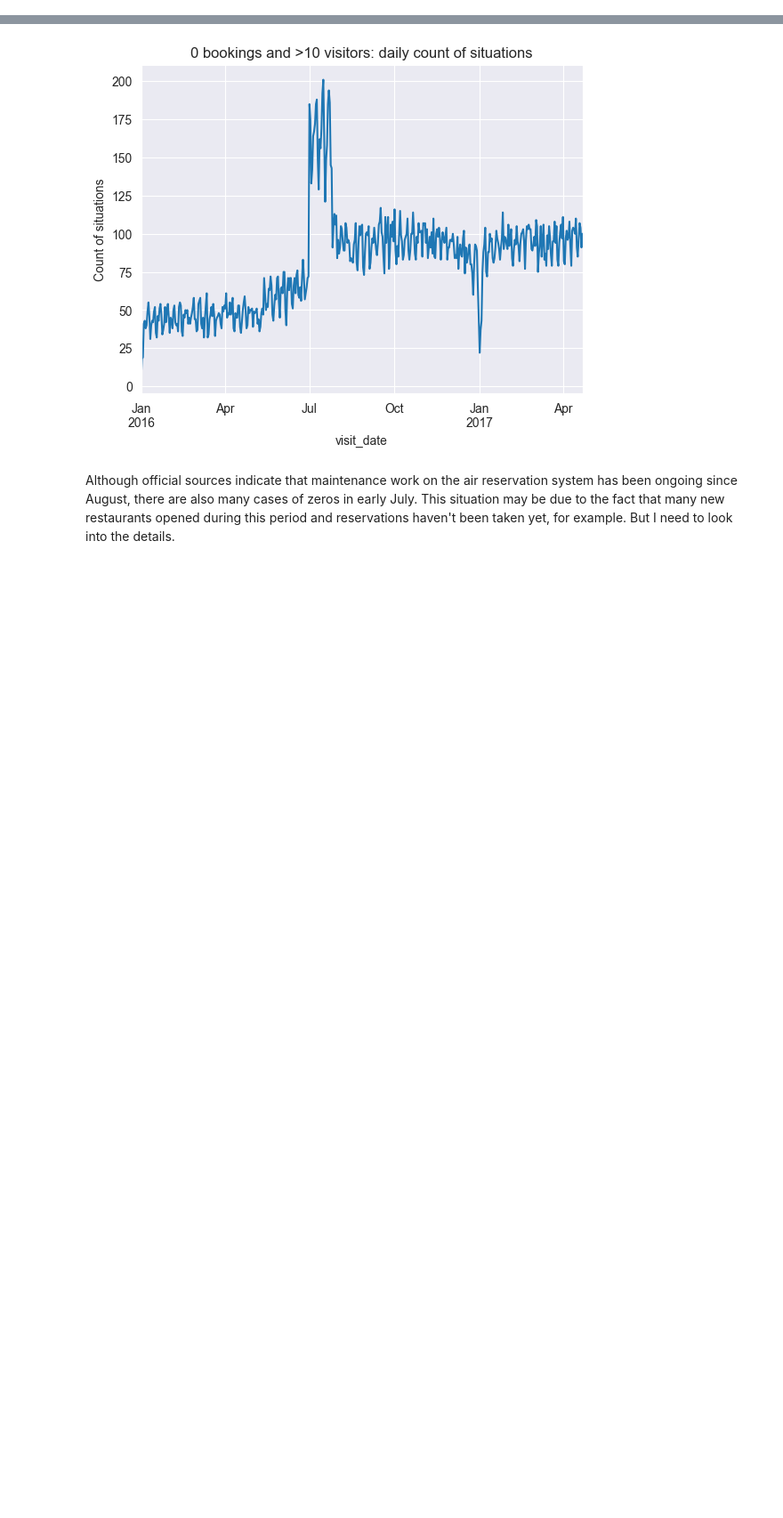
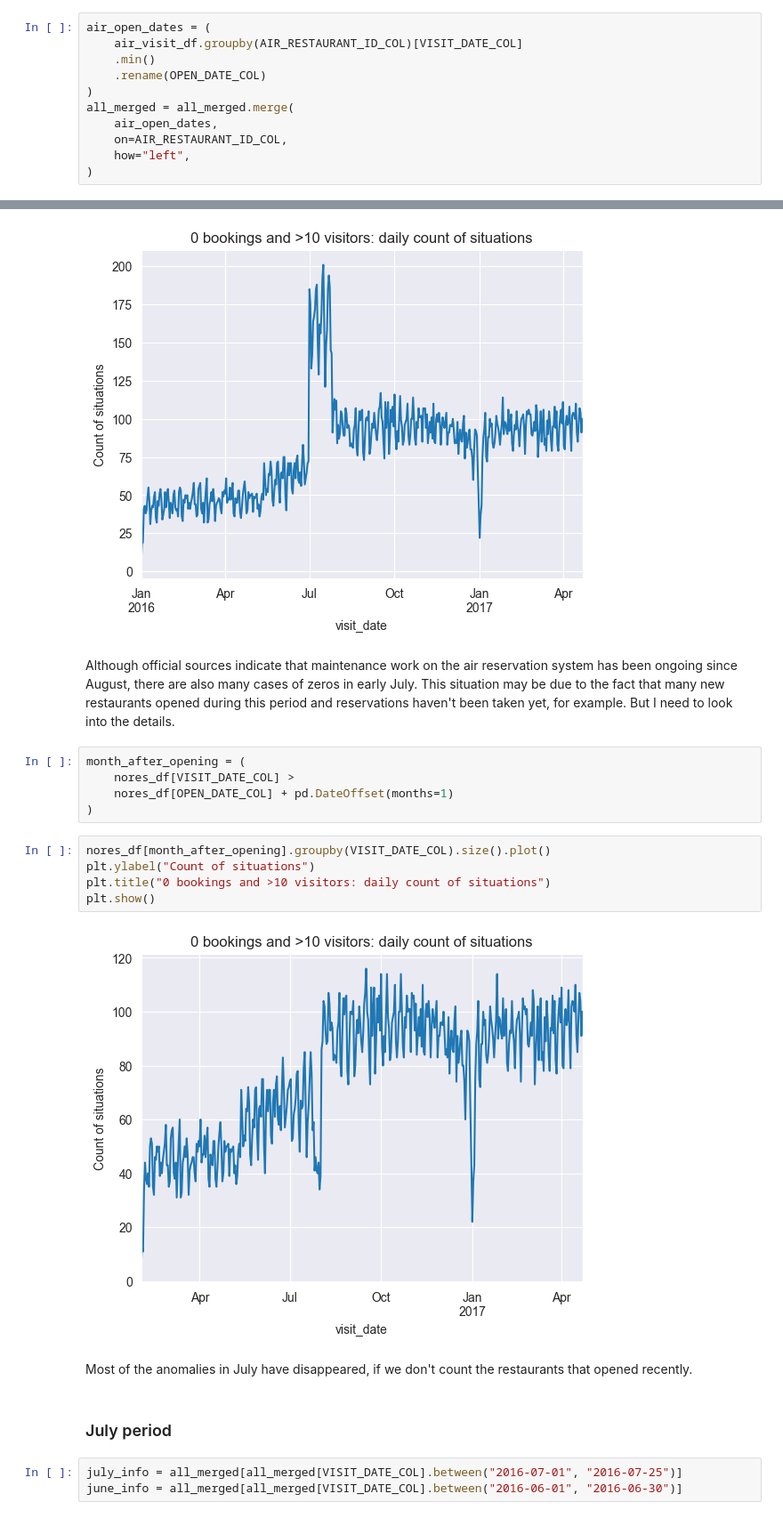
Before and after one commit to Lymuthien/mentoring_program, a Jupyter notebook: notebooks/1.1-reservations-visitors-eda.ipynb, the cells around one changed output, grey strips where cells are left out. Shown at 89% size. Cells and saved outputs as stored; diff of their text form; blank space fills up the shorter version.

Commit message:
The July period was explored in more detail. Anomalies in reservations (zero vs. many visitors) were explored, ignoring the first month of restaurants opening.

```diff
--- a/notebooks/1.1-reservations-visitors-eda.ipynb
+++ b/notebooks/1.1-reservations-visitors-eda.ipynb
@@ -193,6 +195,17 @@ air_hpg_genre_merged = store_id_rel_df.merge(
     on=[HPG_RESTAURANT_ID_COL],
     how="inner"
 )
+# %%
+air_open_dates = (
+    air_visit_df.groupby(AIR_RESTAURANT_ID_COL)[VISIT_DATE_COL]
+    .min()
+    .rename(OPEN_DATE_COL)
+)
+all_merged = all_merged.merge(
+    air_open_dates,
+    on=AIR_RESTAURANT_ID_COL,
+    how="left",
+)
 # %% [markdown]
 ## Reservations
 # %%
@@ -438,3 +451,22 @@ plt.show()
 [figure]
 # %% [markdown]
 Although official sources indicate that maintenance work on the air reservation system has been ongoing since August, there are also many cases of zeros in early July. This situation may be due to the fact that many new restaurants opened during this period and reservations haven't been taken yet, for example. But I need to look into the details.
+# %%
+month_after_opening = (
+    nores_df[VISIT_DATE_COL] >
+    nores_df[OPEN_DATE_COL] + pd.DateOffset(months=1)
+)
+# %%
+nores_df[month_after_opening].groupby(VISIT_DATE_COL).size().plot()
+plt.ylabel("Count of situations")
+plt.title("0 bookings and >10 visitors: daily count of situations")
+plt.show()
+# %% [output]
+[figure, added]
+# %% [markdown]
+Most of the anomalies in July have disappeared, if we don't count the restaurants that opened recently.
+# %% [markdown]
+### July period
+# %%
+july_info = all_merged[all_merged[VISIT_DATE_COL].between("2016-07-01", "2016-07-25")]
+june_info = all_merged[all_merged[VISIT_DATE_COL].between("2016-06-01", "2016-06-30")]
```
Also changed, not shown: parts of 6 cells of this notebook, 2 other files.
